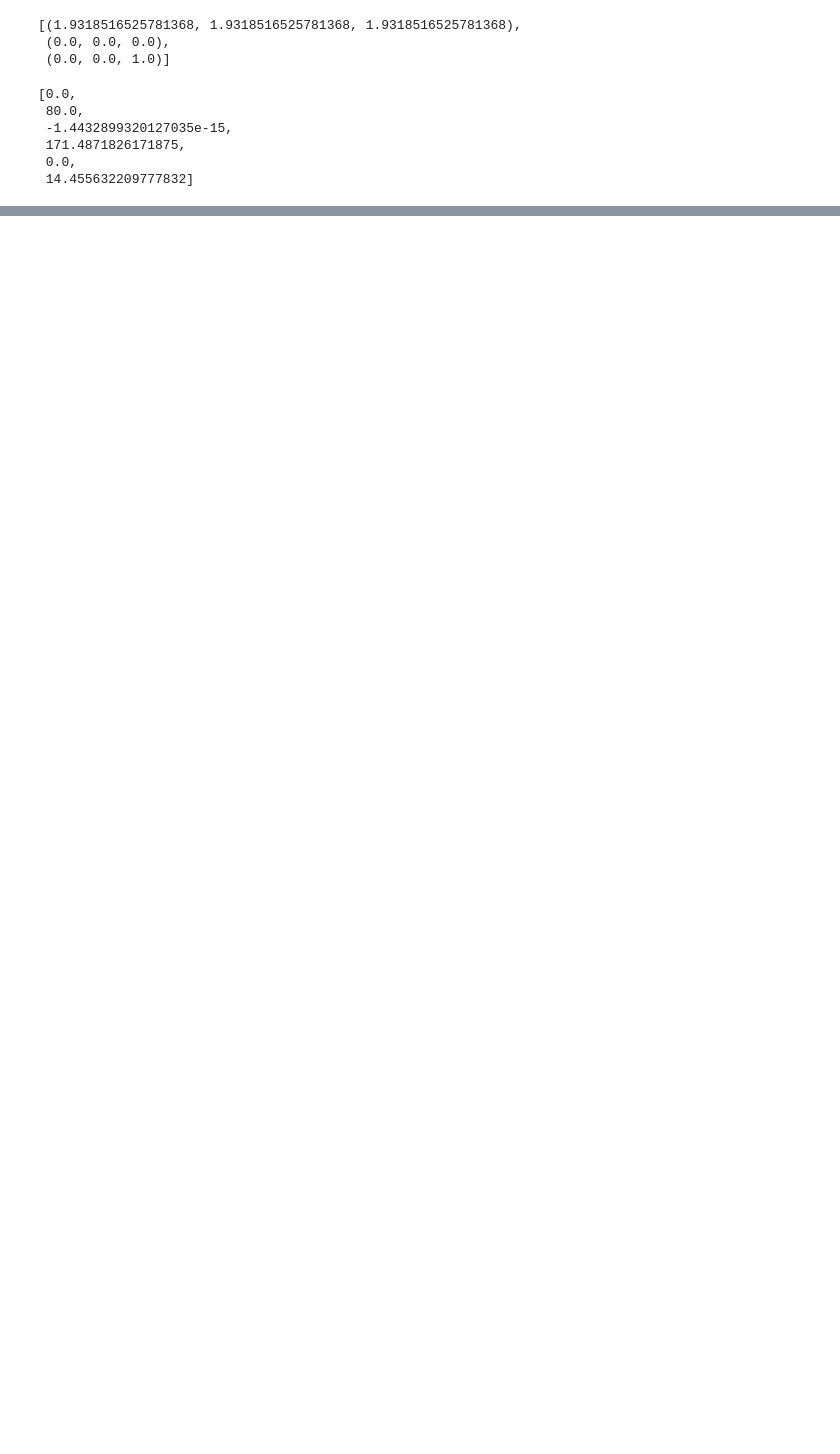
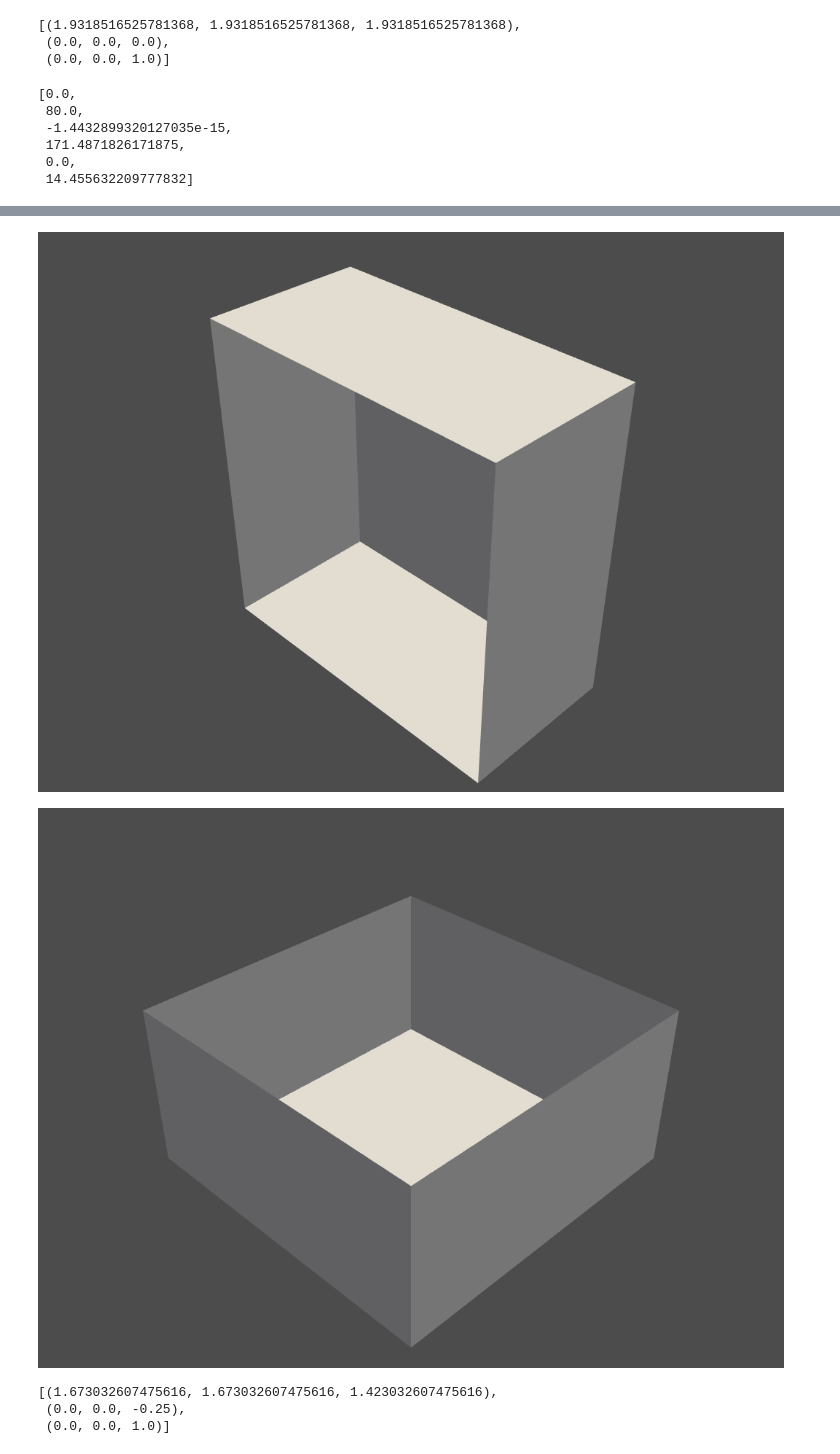
Before and after one commit to nickvazz/Puzzle3D, a Jupyter notebook: ExplorePyvisaMesh.ipynb, the cells around one changed output, grey strips where cells are left out. Saved outputs shown, nothing was run; the diff lists cells and outputs as text; code cells hidden in the pictures; blank space fills up the shorter version.

```diff
--- a/ExplorePyvisaMesh.ipynb
+++ b/ExplorePyvisaMesh.ipynb
@@ -163,0 +190,20 @@ viet_mesh.bounds
+# %%
+import pyvista as pv
+cube = pv.Cube().triangulate().subdivide(3)
+clipped_cube = cube.clip()
+p = pv.Plotter()
+p.add_mesh(clipped_cube)
+p.show()
+
+import pyvista as pv
+cube = pv.Cube().triangulate().subdivide(3)
+clipped_cube = cube.clip('z')
+p = pv.Plotter()
+p.add_mesh(clipped_cube)
+p.show()
+# %% [output]
+[figure, added]
+[figure, added]
+[(1.673032607475616, 1.673032607475616, 1.423032607475616),
+ (0.0, 0.0, -0.25),
+ (0.0, 0.0, 1.0)]
```
Also changed, not shown: parts of 39 cells of this notebook, 2 other files.
